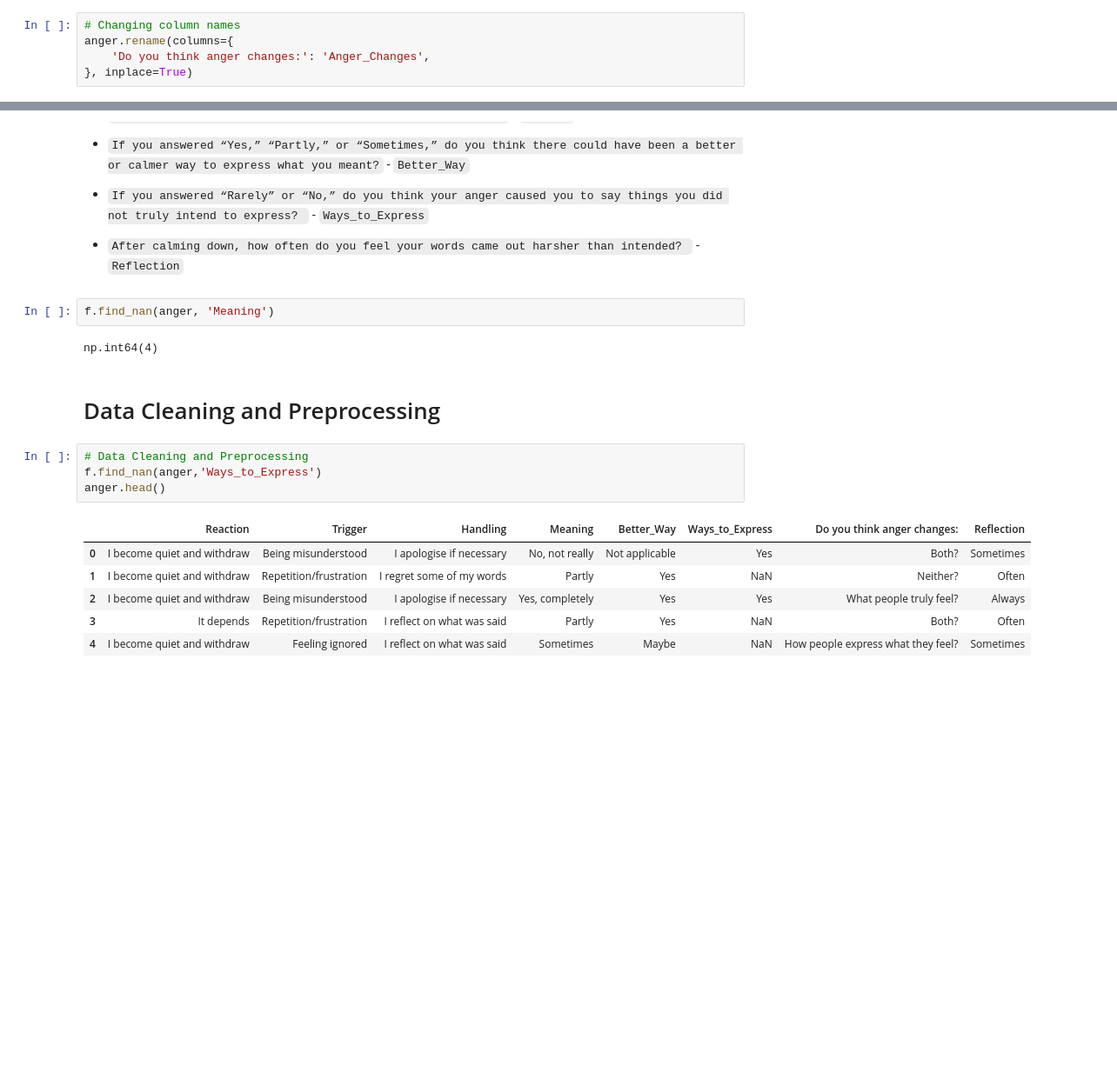
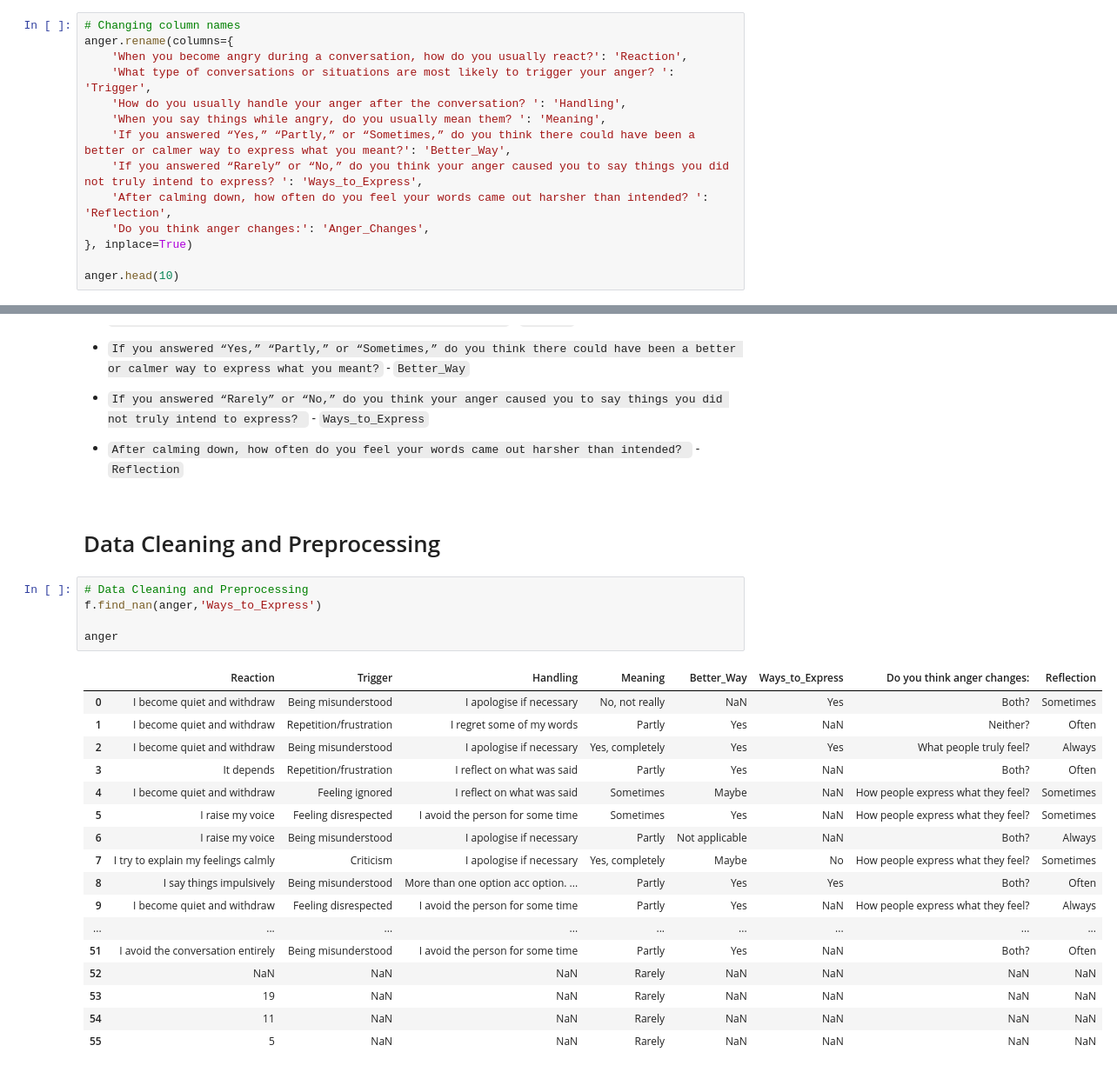
Before and after one commit to Dayo-hub700/Emotions, a Jupyter notebook: anger.ipynb, the cells around one changed output, grey strips where cells are left out. Shown at 87% size. Saved outputs shown, nothing was run; the diff lists cells and outputs as text; blank space fills up the shorter version.

```diff
--- a/anger.ipynb
+++ b/anger.ipynb
@@ -53,5 +64,14 @@ anger.head(10)
 # %%
 # Changing column names
 anger.rename(columns={
+    'When you become angry during a conversation, how do you usually react?': 'Reaction',
+    'What type of conversations or situations are most likely to trigger your anger? ': 'Trigger',
+    'How do you usually handle your anger after the conversation? ': 'Handling',
+    'When you say things while angry, do you usually mean them? ': 'Meaning',
+    'If you answered “Yes,” “Partly,” or “Sometimes,” do you think there could have been a better or calmer way to express what you meant?': 'Better_Way',
+    'If you answered “Rarely” or “No,” do you think your anger caused you to say things you did not truly intend to express? ': 'Ways_to_Express',
+    'After calming down, how often do you feel your words came out harsher than intended? ': 'Reflection',
     'Do you think anger changes:': 'Anger_Changes',
 }, inplace=True)
+
+anger.head(10)
@@ -71,22 +103,30 @@ anger.rename(columns={
 - `If you answered “Rarely” or “No,” do you think your anger caused you to say things you did not truly intend to express? ` - `Ways_to_Express`
 
 - `After calming down, how often do you feel your words came out harsher than intended? ` - `Reflection`
-# %%
-f.find_nan(anger, 'Meaning')
-# %% [output]
-np.int64(4)
 # %% [markdown]
 # Data Cleaning and Preprocessing
 # %%
 # Data Cleaning and Preprocessing
 f.find_nan(anger,'Ways_to_Express')
-anger.head()
+
+anger
 # %% [output]
 |  | Reaction | Trigger | Handling | Meaning | Better_Way | Ways_to_Express | Do you think anger changes: | Reflection |
-| 0 | I become quiet and withdraw | Being misunderstood | I apologise if necessary | No, not really | Not applicable | Yes | Both? | Sometimes |
+| 0 | I become quiet and withdraw | Being misunderstood | I apologise if necessary | No, not really | NaN | Yes | Both? | Sometimes |
 | 1 | I become quiet and withdraw | Repetition/frustration | I regret some of my words | Partly | Yes | NaN | Neither? | Often |
 | 2 | I become quiet and withdraw | Being misunderstood | I apologise if necessary | Yes, completely | Yes | Yes | What people truly feel? | Always |
 | 3 | It depends | Repetition/frustration | I reflect on what was said | Partly | Yes | NaN | Both? | Often |
 | 4 | I become quiet and withdraw | Feeling ignored | I reflect on what was said | Sometimes | Maybe | NaN | How people express what they feel? | Sometimes |
+| 5 | I raise my voice | Feeling disrespected | I avoid the person for some time | Sometimes | Yes | NaN | How people express what they feel? | Sometimes |
+| 6 | I raise my voice | Being misunderstood | I apologise if necessary | Partly | Not applicable | NaN | Both? | Always |
+| 7 | I try to explain my feelings calmly | Criticism | I apologise if necessary | Yes, completely | Maybe | No | How people express what they feel? | Sometimes |
+| 8 | I say things impulsively | Being misunderstood | More than one option acc option. ... | Partly | Yes | Yes | Both? | Often |
+| 9 | I become quiet and withdraw | Feeling disrespected | I avoid the person for some time | Partly | Yes | NaN | How people express what they feel? | Always |
+| ... | ... | ... | ... | ... | ... | ... | ... | ... |
+| 51 | I avoid the conversation entirely | Being misunderstood | I avoid the person for some time | Partly | Yes | NaN | Both? | Often |
+| 52 | NaN | NaN | NaN | Rarely | NaN | NaN | NaN | NaN |
+| 53 | 19 | NaN | NaN | Rarely | NaN | NaN | NaN | NaN |
+| 54 | 11 | NaN | NaN | Rarely | NaN | NaN | NaN | NaN |
+| 55 | 5 | NaN | NaN | Rarely | NaN | NaN | NaN | NaN |
 # %%
 # Encoding
```
Also changed, not shown: parts of 4 cells of this notebook.
